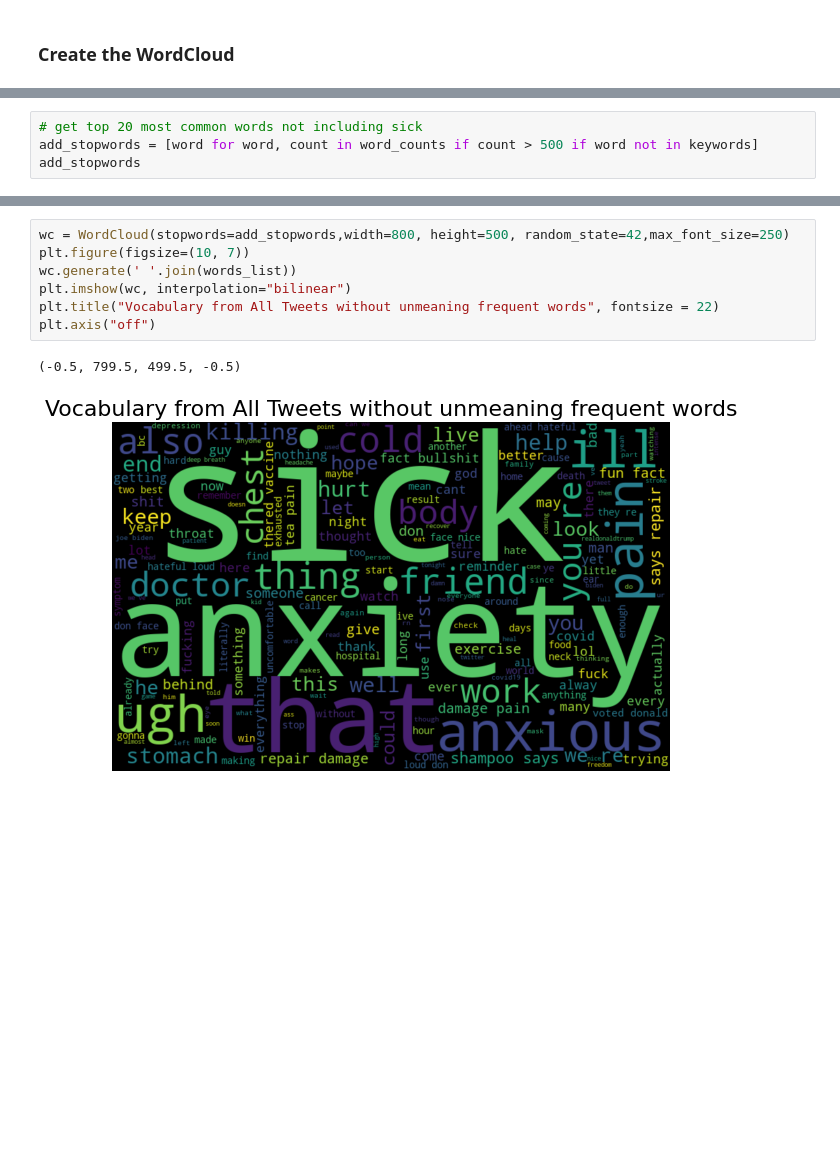
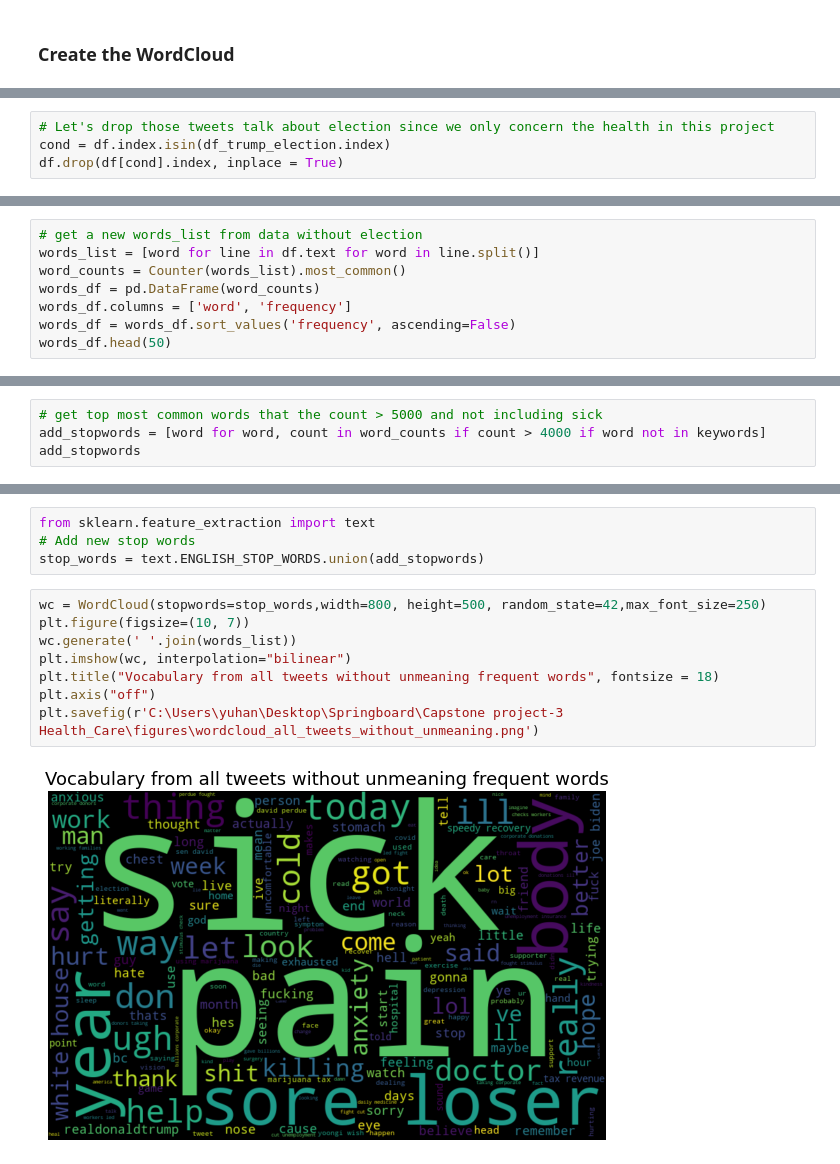
Before and after one commit to yuhan0623/Springboard, a Jupyter notebook: Capstone project-3 Health_Care/3-Exploratory-Data-Analysis.ipynb, the cells around one changed output, grey strips where cells are left out. Cells and saved outputs as stored; diff of their text form; blank space fills up the shorter version.

```diff
--- a/Capstone project-3 Health_Care/3-Exploratory-Data-Analysis.ipynb
+++ b/Capstone project-3 Health_Care/3-Exploratory-Data-Analysis.ipynb
@@ -121,0 +132,4 @@ We can see that most people was talking about Covid-19 if the tweet is related w
+# %%
+# Let's drop those tweets talk about election since we only concern the health in this project
+cond = df.index.isin(df_trump_election.index)
+df.drop(df[cond].index, inplace = True)
@@ -121,0 +142,8 @@ We can see that most people was talking about Covid-19 if the tweet is related w
+# %%
+# get a new words_list from data without election
+words_list = [word for line in df.text for word in line.split()]
+word_counts = Counter(words_list).most_common()
+words_df = pd.DataFrame(word_counts)
+words_df.columns = ['word', 'frequency']
+words_df = words_df.sort_values('frequency', ascending=False)
+words_df.head(50)
@@ -149,6 +176,6 @@ keywords
 # %%
-# get top 20 most common words not including sick
-add_stopwords = [word for word, count in word_counts if count > 500 if word not in keywords]
+# get top most common words that the count > 5000 and not including sick
+add_stopwords = [word for word, count in word_counts if count > 4000 if word not in keywords]
 add_stopwords
 # %% [output]
 ['like',
@@ -171,11 +198,15 @@ add_stopwords
+# %%
+from sklearn.feature_extraction import text
+# Add new stop words
+stop_words = text.ENGLISH_STOP_WORDS.union(add_stopwords)
 # %%
-wc = WordCloud(stopwords=add_stopwords,width=800, height=500, random_state=42,max_font_size=250)
+wc = WordCloud(stopwords=stop_words,width=800, height=500, random_state=42,max_font_size=250)
 plt.figure(figsize=(10, 7))
 wc.generate(' '.join(words_list))
 plt.imshow(wc, interpolation="bilinear")
-plt.title("Vocabulary from All Tweets without unmeaning frequent words", fontsize = 22)
+plt.title("Vocabulary from all tweets without unmeaning frequent words", fontsize = 18)
 plt.axis("off")
+plt.savefig(r'C:\Users\yuhan\Desktop\Springboard\Capstone project-3 Health_Care\figures\wordcloud_all_tweets_without_unmeaning.png')
 # %% [output]
-(-0.5, 799.5, 499.5, -0.5)
-[figure, old version]
+[figure, new version]
 # %% [markdown]
```
Also changed, not shown: parts of 26 cells of this notebook, 15 other files.
